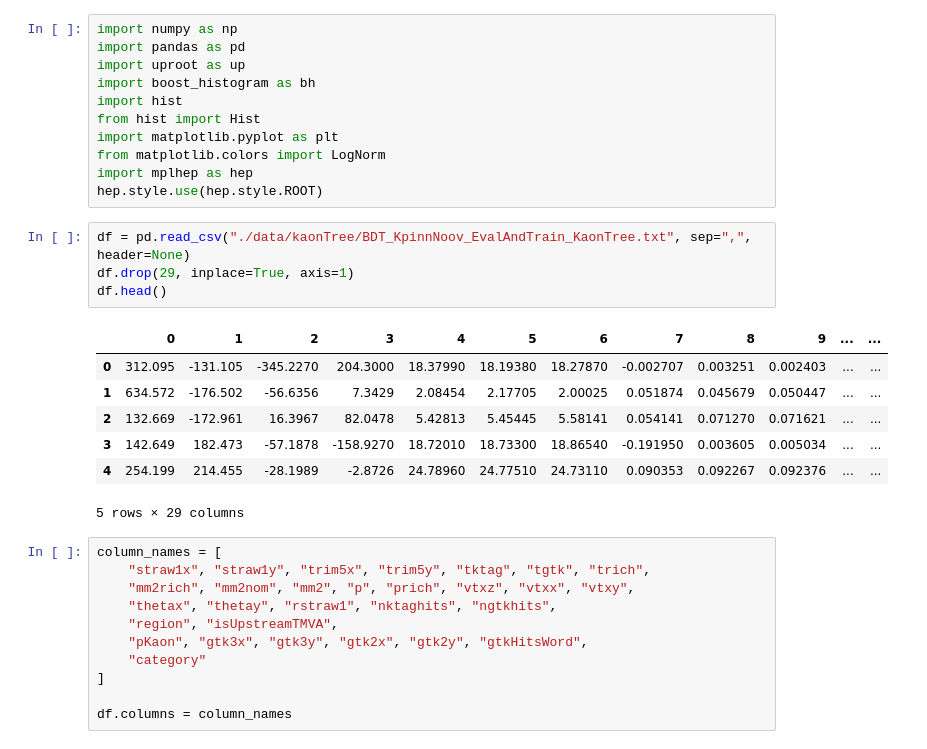
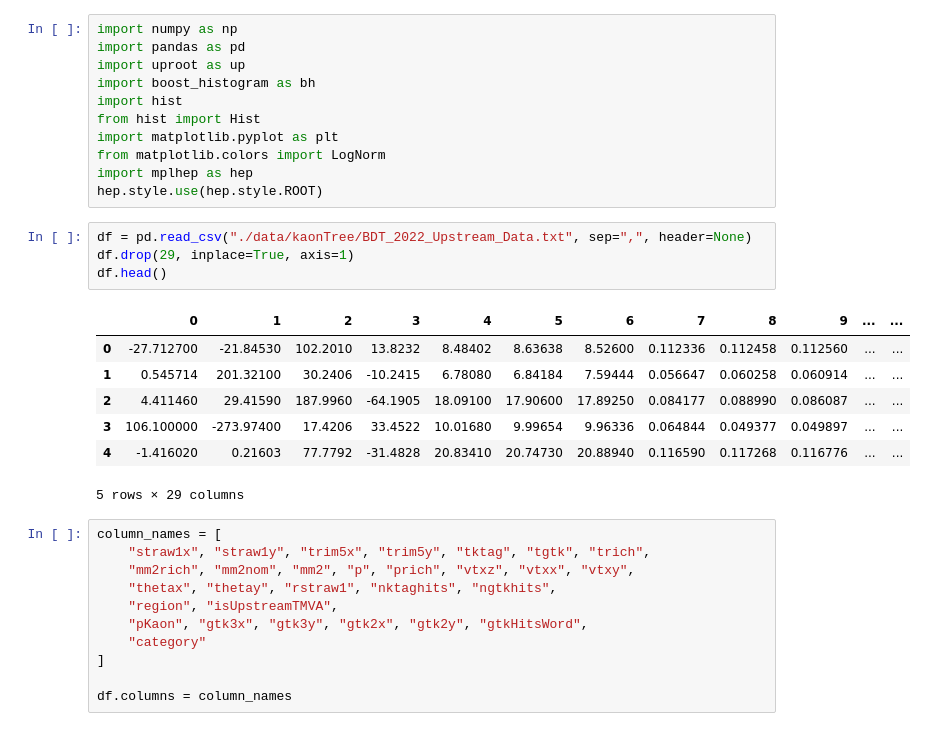
Before and after one commit to ChandlerKenworthy/Upstream, a Jupyter notebook: FormSamples.ipynb, the cells around one changed output. Saved outputs shown, nothing was run; the diff lists cells and outputs as text.

```diff
--- a/FormSamples.ipynb
+++ b/FormSamples.ipynb
@@ -10,16 +10,16 @@ from matplotlib.colors import LogNorm
 import mplhep as hep
 hep.style.use(hep.style.ROOT)
 # %%
-df = pd.read_csv("./data/kaonTree/BDT_KpinnNoov_EvalAndTrain_KaonTree.txt", sep=",", header=None)
+df = pd.read_csv("./data/kaonTree/BDT_2022_Upstream_Data.txt", sep=",", header=None)
 df.drop(29, inplace=True, axis=1)
 df.head()
 # %% [output]
 |  | 0 | 1 | 2 | 3 | 4 | 5 | 6 | 7 | 8 | 9 | ... | ... |
-| 0 | 312.095 | -131.105 | -345.2270 | 204.3000 | 18.37990 | 18.19380 | 18.27870 | -0.002707 | 0.003251 | 0.002403 | ... | ... |
-| 1 | 634.572 | -176.502 | -56.6356 | 7.3429 | 2.08454 | 2.17705 | 2.00025 | 0.051874 | 0.045679 | 0.050447 | ... | ... |
-| 2 | 132.669 | -172.961 | 16.3967 | 82.0478 | 5.42813 | 5.45445 | 5.58141 | 0.054141 | 0.071270 | 0.071621 | ... | ... |
-| 3 | 142.649 | 182.473 | -57.1878 | -158.9270 | 18.72010 | 18.73300 | 18.86540 | -0.191950 | 0.003605 | 0.005034 | ... | ... |
-| 4 | 254.199 | 214.455 | -28.1989 | -2.8726 | 24.78960 | 24.77510 | 24.73110 | 0.090353 | 0.092267 | 0.092376 | ... | ... |
+| 0 | -27.712700 | -21.84530 | 102.2010 | 13.8232 | 8.48402 | 8.63638 | 8.52600 | 0.112336 | 0.112458 | 0.112560 | ... | ... |
+| 1 | 0.545714 | 201.32100 | 30.2406 | -10.2415 | 6.78080 | 6.84184 | 7.59444 | 0.056647 | 0.060258 | 0.060914 | ... | ... |
+| 2 | 4.411460 | 29.41590 | 187.9960 | -64.1905 | 18.09100 | 17.90600 | 17.89250 | 0.084177 | 0.088990 | 0.086087 | ... | ... |
+| 3 | 106.100000 | -273.97400 | 17.4206 | 33.4522 | 10.01680 | 9.99654 | 9.96336 | 0.064844 | 0.049377 | 0.049897 | ... | ... |
+| 4 | -1.416020 | 0.21603 | 77.7792 | -31.4828 | 20.83410 | 20.74730 | 20.88940 | 0.116590 | 0.117268 | 0.116776 | ... | ... |
 5 rows × 29 columns
 # %%
 column_names = [
```
Also changed, not shown: parts of 10 cells of this notebook, 3 other files.
